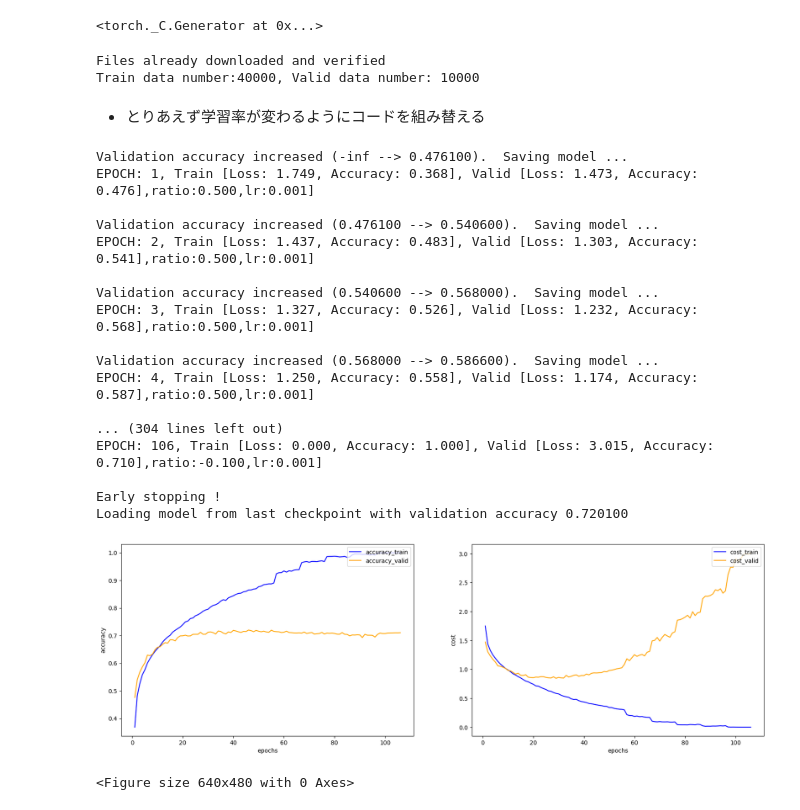
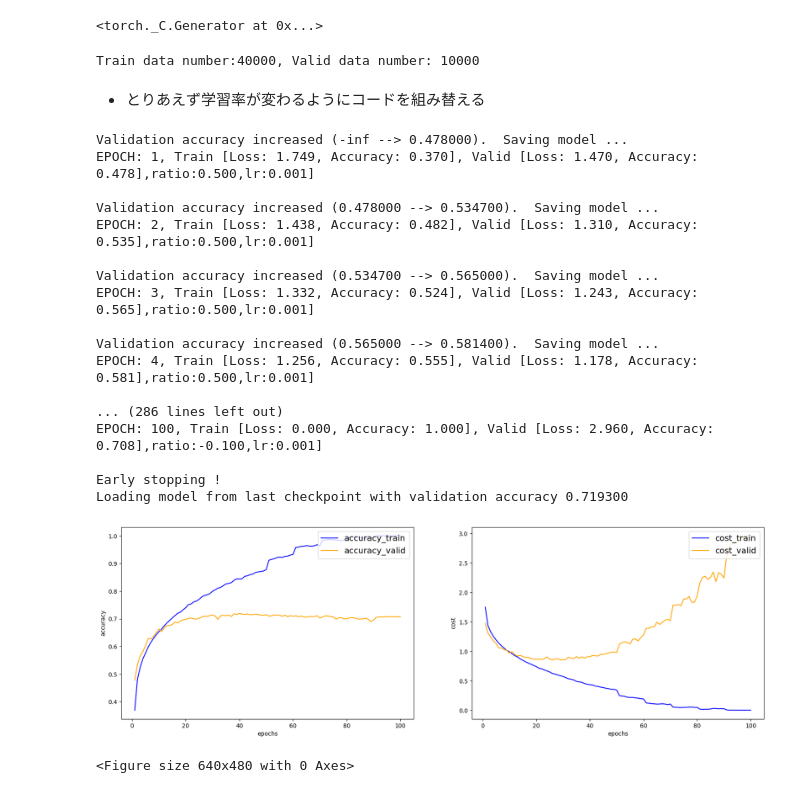
Before and after one commit to maoya23/deep-learning, a Jupyter notebook: neurogenesis/gradually_increase.ipynb, the cells around one changed output. Saved outputs shown, nothing was run; the diff lists cells and outputs as text; code cells hidden in the pictures.

```diff
--- a/neurogenesis/gradually_increase.ipynb
+++ b/neurogenesis/gradually_increase.ipynb
@@ -29,7 +29,7 @@ torch.manual_seed(config['seed'])
 <torch._C.Generator at 0x...>
 # %%
 
-trainval_dataset = datasets.CIFAR10('data/cifar10', train=True,download=True,transform=transforms.ToTensor())
+trainval_dataset = datasets.CIFAR10('data/cifar10', train=True,download=False,transform=transforms.ToTensor())
 
 # 前処理を定義
 transform = transforms.Compose([transforms.ToTensor()])
@@ -53,7 +53,6 @@ dataloader_valid = torch.utils.data.DataLoader(
 
 print("Train data number:{}, Valid data number: {}".format(len(train_dataset), len(val_dataset)))
 # %% [output]
-Files already downloaded and verified
 Train data number:40000, Valid data number: 10000
 # %%
 
@@ -203,7 +202,7 @@ for epoch in range(config['n_epochs']):
         losses_train.append(loss.tolist())
     accuracy_train.append(acc_train/n_train)
     cost_train.append(np.mean(losses_train))
-    sheduler.step(cost_train[epoch])
+
 
     model.eval()
     n_val = 0
@@ -222,13 +221,11 @@ for epoch in range(config['n_epochs']):
 
         val_acc += (pred == t).float().sum().item()
         losses_valid.append(loss.tolist())
-
     accuracy_valid.append(val_acc/n_val)
     cost_valid.append(np.mean(losses_valid))
 
 
     genesis.update(val_acc/n_val, model)
-
     print('EPOCH: {}, Train [Loss: {:.3f}, Accuracy: {:.3f}], Valid [Loss: {:.3f}, Accuracy: {:.3f}],ratio:{:.3f},lr:{:.3f}]\n'.format(
         epoch+1,
         np.mean(losses_train),
@@ -238,6 +235,7 @@ for epoch in range(config['n_epochs']):
         genesis.ratio,
         optimizer2.param_groups[0]['lr']
     ))
+
 
     if genesis.increase:
         print('Early stopping !')
@@ -252,47 +250,47 @@ y1=accuracy_train
 y2=cost_train
 y3 = accuracy_valid
 y4 = cost_valid
 c1,c2= 'blue', 'orange'
 l1,l2,l3,l4 = 'accuracy_train', 'cost_train','accuracy_valid','cost_valid'
 xl1, xl2= 'epochs', 'epochs'
 yl1, yl2= 'accuracy', 'cost'
 fig = plt.figure(figsize = (20,6))
 ax1 = fig.add_subplot(1, 2, 1)
 ax2 = fig.add_subplot(1, 2, 2)
 ax1.plot(x, y1, color=c1, label=l1)
 ax1.plot(x,y3,color=c2,label=l3)
 ax2.plot(x, y2, color=c1, label=l2)
 ax2.plot(x,y4,color=c2,label=l4)
 ax1.set_xlabel(xl1)
 ax2.set_xlabel(xl2)
 ax1.set_ylabel(yl1)
 ax2.set_ylabel(yl2)
-ax1.legend(loc = 'upper right')
-ax2.legend(loc = 'upper right')
+ax1.legend(loc = 'upper right',fontsize='x-large')
+ax2.legend(loc = 'upper right',fontsize='x-large')
 
 
 plt.show()
 
 plt.savefig('graph/neurogenesis.png')
 # %% [output]
-Validation accuracy increased (-inf --> 0.476100).  Saving model ...
-EPOCH: 1, Train [Loss: 1.749, Accuracy: 0.368], Valid [Loss: 1.473, Accuracy: 0.476],ratio:0.500,lr:0.001]
+Validation accuracy increased (-inf --> 0.478000).  Saving model ...
+EPOCH: 1, Train [Loss: 1.749, Accuracy: 0.370], Valid [Loss: 1.470, Accuracy: 0.478],ratio:0.500,lr:0.001]
 
-Validation accuracy increased (0.476100 --> 0.540600).  Saving model ...
-EPOCH: 2, Train [Loss: 1.437, Accuracy: 0.483], Valid [Loss: 1.303, Accuracy: 0.541],ratio:0.500,lr:0.001]
+Validation accuracy increased (0.478000 --> 0.534700).  Saving model ...
+EPOCH: 2, Train [Loss: 1.438, Accuracy: 0.482], Valid [Loss: 1.310, Accuracy: 0.535],ratio:0.500,lr:0.001]
 
-Validation accuracy increased (0.540600 --> 0.568000).  Saving model ...
-EPOCH: 3, Train [Loss: 1.327, Accuracy: 0.526], Valid [Loss: 1.232, Accuracy: 0.568],ratio:0.500,lr:0.001]
+Validation accuracy increased (0.534700 --> 0.565000).  Saving model ...
+EPOCH: 3, Train [Loss: 1.332, Accuracy: 0.524], Valid [Loss: 1.243, Accuracy: 0.565],ratio:0.500,lr:0.001]
 
-Validation accuracy increased (0.568000 --> 0.586600).  Saving model ...
-EPOCH: 4, Train [Loss: 1.250, Accuracy: 0.558], Valid [Loss: 1.174, Accuracy: 0.587],ratio:0.500,lr:0.001]
+Validation accuracy increased (0.565000 --> 0.581400).  Saving model ...
+EPOCH: 4, Train [Loss: 1.256, Accuracy: 0.555], Valid [Loss: 1.178, Accuracy: 0.581],ratio:0.500,lr:0.001]
 
-... (304 lines left out)
-EPOCH: 106, Train [Loss: 0.000, Accuracy: 1.000], Valid [Loss: 3.015, Accuracy: 0.710],ratio:-0.100,lr:0.001]
+... (286 lines left out)
+EPOCH: 100, Train [Loss: 0.000, Accuracy: 1.000], Valid [Loss: 2.960, Accuracy: 0.708],ratio:-0.100,lr:0.001]
 
 Early stopping !
-Loading model from last checkpoint with validation accuracy 0.720100
+Loading model from last checkpoint with validation accuracy 0.719300
-[figure, old version]
+[figure, new version]
 <Figure size 640x480 with 0 Axes>
 # %%
 import torchvision
```
Also changed, not shown: parts of 4 cells of this notebook, 3 other files.
